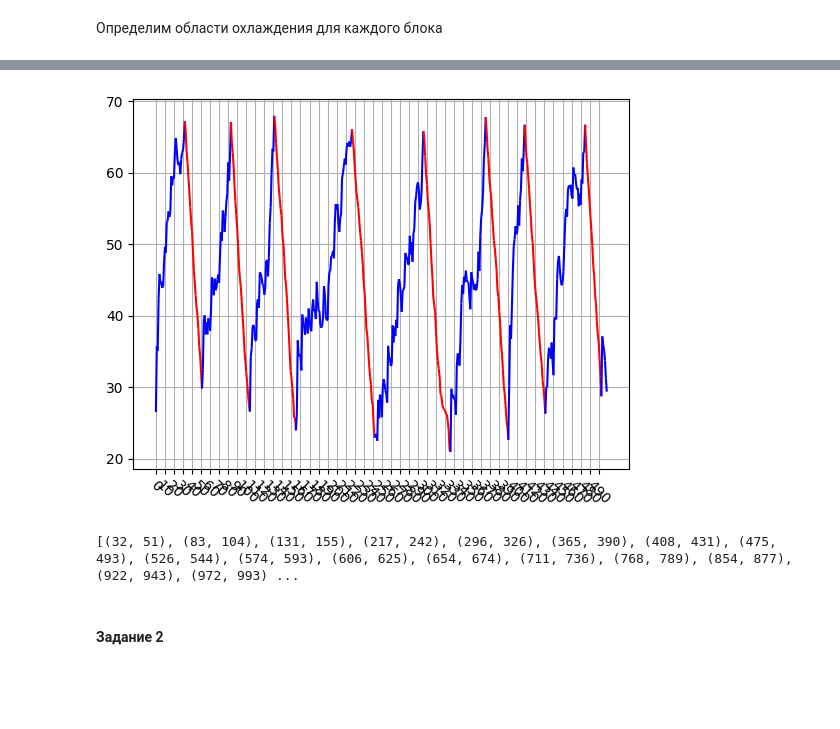
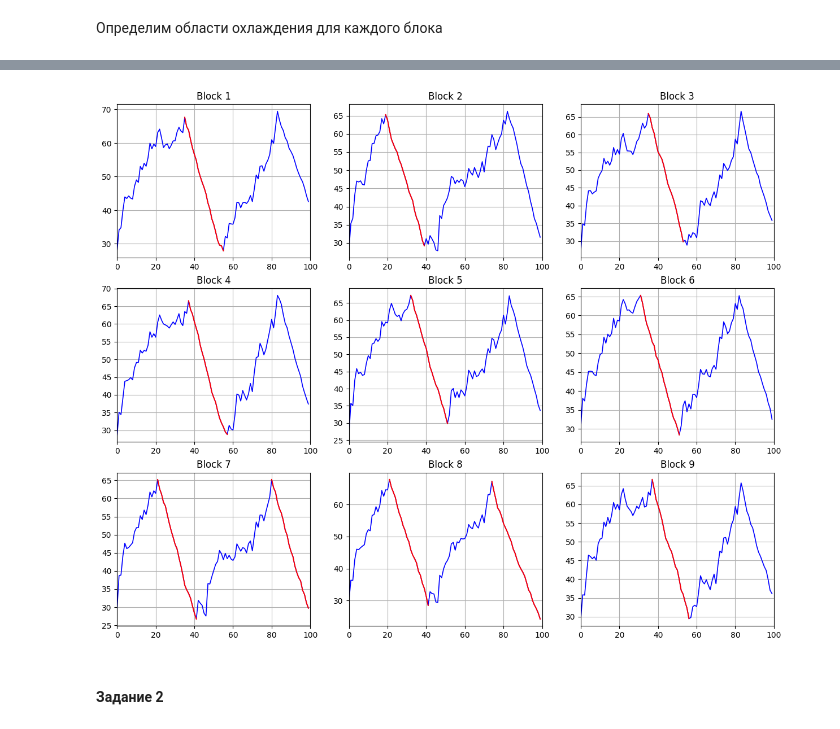
Before and after one commit to IlyaChichkov/big_data_course, a Jupyter notebook: labs/Lab4_task.ipynb, the cells around one changed output, grey strips where cells are left out. Cells and saved outputs as stored; diff of their text form; code cells hidden in the pictures; blank space fills up the shorter version.

```diff
--- a/labs/Lab4_task.ipynb
+++ b/labs/Lab4_task.ipynb
@@ -225,56 +88,29 @@ plt.show()
-# %%
-from matplotlib.collections import LineCollection
-block_names = ['temp1','temp2','temp3','temp4','temp5','temp6','temp7','temp8','temp9']
-
-# INPUT
-block_to_display = 'temp5'
-x_max_limit = 500
-
-block_index = block_names.index(block_to_display)
-highlighted_indices = []
-
-def is_number_in_regions(number, region):
-    for start, end in region:
-        if start <= number < end:
-            return True
-    return False
-
-x = range(x_max_limit)
-y = df[block_to_display]
-
-# Создаем список сегментов для LineCollection
-segments = []
-colors = ['red' if is_number_in_regions(i, decreasing_regions[block_index]) else 'blue' for i in range(x_max_limit)]
-
-for i in range(1, x_max_limit):
-    segments.append([(x[i-1], y[i-1]), (x[i], y[i])])
-    if is_number_in_regions(x[i-1], decreasing_regions[block_index]):
-        colors.append('red')
-    else:
-        colors.append('blue')
-
-
-# Создаем LineCollection
-lc = LineCollection(segments, colors=colors, linewidth=1.5)
-
-# Создаем график
-fig, ax = plt.subplots()
-ax.add_collection(lc)
-
-# Настройка границ графика и меток
-ax.autoscale()
-
-# Отображаем график
-plt.grid(True)
-plt.xticks(range(min(x), max(x) + 1, 10))
-plt.xticks(rotation=-45)
-#plt.xlim(150,200)
-plt.show()
-
-print(decreasing_regions[block_index])
-# %% [output]
-[figure, removed]
-[(32, 51), (83, 104), (131, 155), (217, 242), (296, 326), (365, 390), (408, 431), (475, 493), (526, 544), (574, 593), (606, 625), (654, 674), (711, 736), (768, 789), (854, 877), (922, 943), (972, 993) ...
+# %%
+
+def is_number_in_regions(number, region):
+    for start, end in region:
+        if start <= number < end:
+            return True
+    return False
+
+x_min = 0
+x_max = 100
+plt.figure(figsize=(15,12))
+for i in range(9):
+    plt.subplot(3,3,i+1)
+    plt.plot(range(x_min, x_max), df['temp'+str(i+1)][x_min:x_max], color='blue', linewidth=1.2)
+    for start, end in decreasing_regions[i]:
+        if end < x_min:
+            continue
+        if start > x_max or end > x_max:
+            break
+        plt.plot(range(start, end+1), df['temp'+str(i+1)][range(start, end+1)], color='red', linewidth=1.4)
+    plt.xlim(x_min,x_max)
+    plt.title('Block '+str(i+1))
+    plt.grid(True)
+plt.show()
+# %% [output]
+[figure, added]
 # %% [markdown]
 #### **Задание 2**
 # %% [markdown]
```
Also changed, not shown: parts of 16 cells of this notebook.
